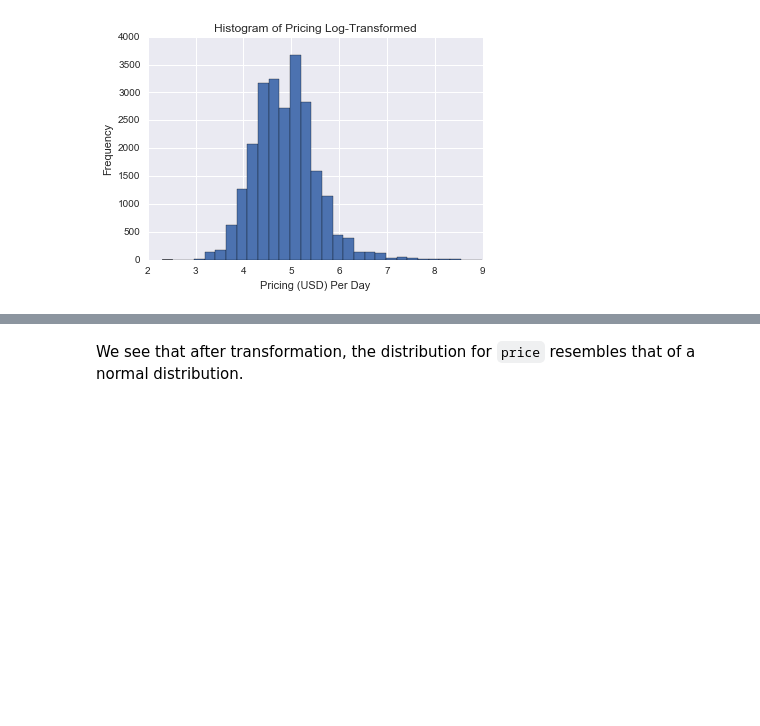
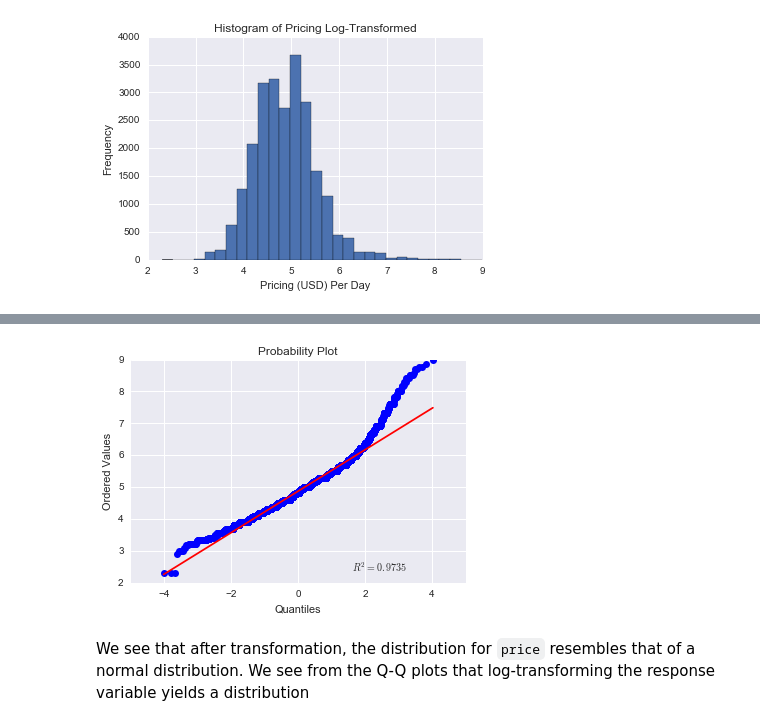
Before and after one commit to samuelklam/airbnb-pricing-prediction, a Jupyter notebook: data-cleaning/data-cleaning-listings.ipynb, the cells around one changed output, grey strips where cells are left out. Saved outputs shown, nothing was run; the diff lists cells and outputs as text; code cells hidden in the pictures; blank space fills up the shorter version.

```diff
--- a/data-cleaning/data-cleaning-listings.ipynb
+++ b/data-cleaning/data-cleaning-listings.ipynb
@@ -363,5 +389,11 @@ plt.show()
+# %%
+# qq plot for log-transformed pricing
+stats.probplot(df['price_log'], dist="norm", plot=pylab)
+pylab.show()
+# %% [output]
+[figure, added]
 # %% [markdown]
-We see that after transformation, the distribution for `price` resembles that of a normal distribution.
+We see that after transformation, the distribution for `price` resembles that of a normal distribution. We see from the Q-Q plots that log-transforming the response variable yields a distribution
 # %%
 # read to csv
 df.to_csv('../datasets/listings_clean.csv', index=False)
```
Also changed, not shown: parts of 10 cells of this notebook, 2 other files.
